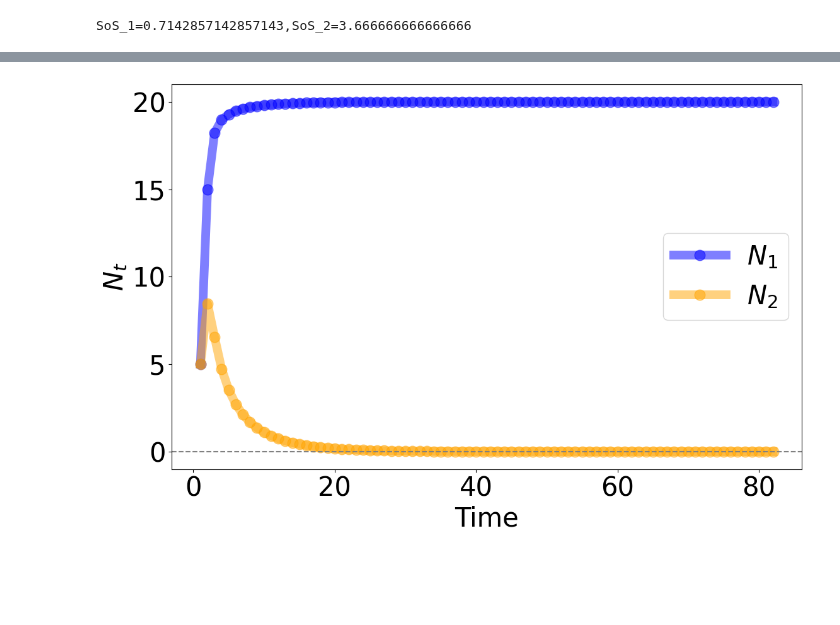
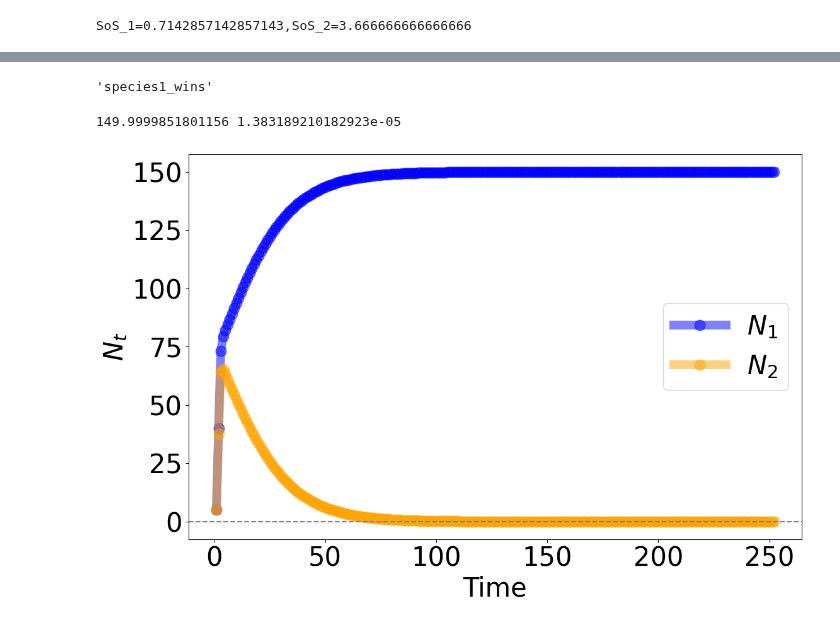
Before and after one commit to Tungdil01/Annual_Plant_Model, a Jupyter notebook: timeseries.ipynb, the cells around one changed output, grey strips where cells are left out. Drawn from its saved outputs; the diff is of its cells as text; code cells hidden in the pictures; blank space fills up the shorter version.

```diff
--- a/timeseries.ipynb
+++ b/timeseries.ipynb
@@ -67,0 +68,12 @@ SoS_1=5.0,SoS_2=0.846153846153846
+# %%
+# N1 wins (according to annplant_2spp_det_rare.txt, N2 should win)
+r1 = 16
+r2 = 15
+a11 = 0.1
+a12 = 0.1
+a21 = 0.1
+a22 = 0.1
+
+SoS_1 = r1 / ( 1 + ( r2 - 1 ) * a12 / a22  )
+SoS_2 = r2 / ( 1 + ( r1 - 1 ) * a21 / a11  )
+print('SoS_1='+str(SoS_1)+',SoS_2='+str(SoS_2))
@@ -68,12 +140,11 @@ SoS_1=5.0,SoS_2=0.846153846153846
 # %%
 @jit(nopython=True)
-def time_simul(y01, y02, r1, r2, a11, a22, a12, a21):
-    """Simulate the dynamics of two species over time with adaptive tmax."""
-    y1 = np.array([5.0], dtype=np.float64)
-    y2 = np.array([5.0], dtype=np.float64)
+def time_simul(r1, r2, a11, a22, a12, a21, y01=5.0, y02=5.0, eps=1e-6):
+    y1 = np.array([y01], dtype=np.float64)
+    y2 = np.array([y02], dtype=np.float64)
     stop_run = False
     i = 0
-    while not stop_run and i < 10000:
+    while not stop_run and i < 1000:
         denom1 = 1 + a11 * y1[i] + a12 * y2[i]
         denom2 = 1 + a22 * y2[i] + a21 * y1[i]
         per_cap1 = r1 / denom1
@@ -83,13 +154,14 @@ def time_simul(y01, y02, r1, r2, a11, a22, a12, a21):
         y1 = np.append(y1, new_y1)
         y2 = np.append(y2, new_y2)
         if i >= 1:
-            if (abs(y1[-1] - y1[-2]) < 1e-6 and abs(y2[-1] - y2[-2]) < 1e-6):
+            if (abs(y1[-1] - y1[-2]) < eps and abs(y2[-1] - y2[-2]) < eps):
                 stop_run = True
         i += 1
     return y1, y2
 # %%
-def plot_dynamics(y01, y02, r1, r2, a11, a12, a21, a22, focal_species=None, fixed_species=None):
-    y1, y2 = time_simul(y01, y02, r1, r2, a11, a22, a12, a21)
+def plot_dynamics(r1, r2, a11, a12, a21, a22, y01, y02, focal_species=None, fixed_species=None):
+    y1, y2 = time_simul(r1, r2, a11, a22, a12, a21, y01, y02)
+    print(y1[-1], y2[-1])
     tmax = len(y1)
     time = np.linspace(1, tmax, tmax)
     # Plotting N_t
@@ -104,17 +176,43 @@ def plot_dynamics(y01, y02, r1, r2, a11, a12, a21, a22, focal_species=None, fixe
     os.makedirs('img_time_series', exist_ok=True)
     plt.savefig('img_time_series/time_series_r1_'+str(r1)+'_r2_'+str(r2)+'_a11_'+str(a11)+'_a12_'+str(a12)+'_a21_'+str(a21)+'_a22_'+str(a22)+'_N01_'+str(y01)+'_N02_'+str(y02)+'.pdf', format='pdf', dpi=300)
     plt.show()
+# %%
+def check_analytical_scenarios_beverton_holt(r1, r2, a11, a12, a21, a22):
+    # Avoid division by zero
+    if r1 <= 1 or r2 <= 1:
+        return 'invalid'
+    # Calculate the analytical conditions
+    cond1_left = a12
+    cond1_right = a22 * (r1 - 1) / (r2 - 1)
+    cond2_left = a21
+    cond2_right = a11 * (r2 - 1) / (r1 - 1)
+    # Check the four scenarios
+    if cond1_left < cond1_right and cond2_left > cond2_right:
+        return 'species1_wins'
+    elif cond1_left > cond1_right and cond2_left < cond2_right:
+        return 'species2_wins'
+    elif cond1_left < cond1_right and cond2_left < cond2_right:
+        return 'stable_coexistence'
+    elif cond1_left > cond1_right and cond2_left > cond2_right:
+        return 'saddle_point'
+    else:
+        return 'borderline'  # Edge cases where inequalities are equal
+
+check_analytical_scenarios_beverton_holt(r1, r2, a11, a12, a21, a22)
+# %% [output]
+'species1_wins'
 # %%
 def main():
     # Initialize
-    tmax = 2 # the code automatically adapts the tmax
+    tmax = 200 # the code automatically adapts the tmax
     y1, y2 = np.zeros(tmax), np.zeros(tmax)
     y01, y02 = 5, 5 # initial conditions
     y1[0], y2[0] = y01, y02
     # Plot Two Species Dynamics
-    plot_dynamics(y01, y02, r1, r2, a11, a12, a21, a22)
+    plot_dynamics(r1, r2, a11, a12, a21, a22, y01, y02)
 
 if __name__ == "__main__":
     main()
 # %% [output]
+149.9999851801156 1.383189210182923e-05
-[figure, old version]
+[figure, new version]
```
Also changed, not shown: parts of 7 cells of this notebook, 41 other files.
